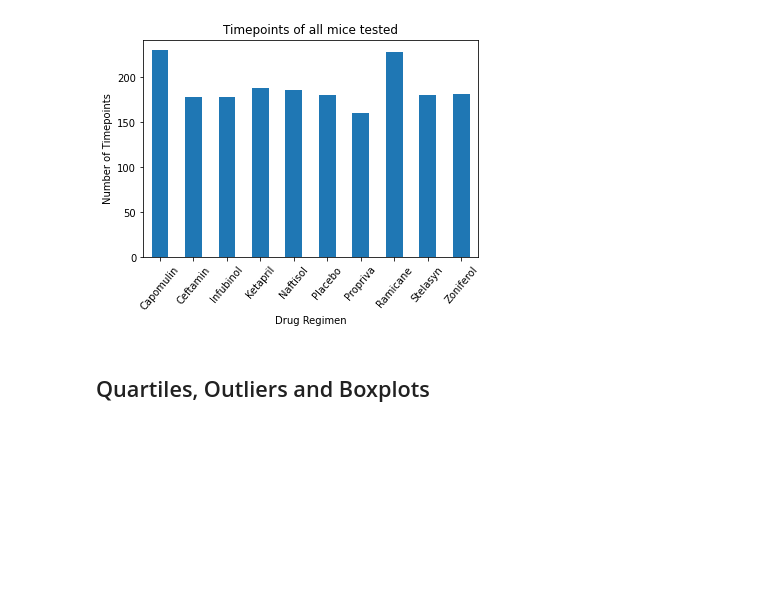
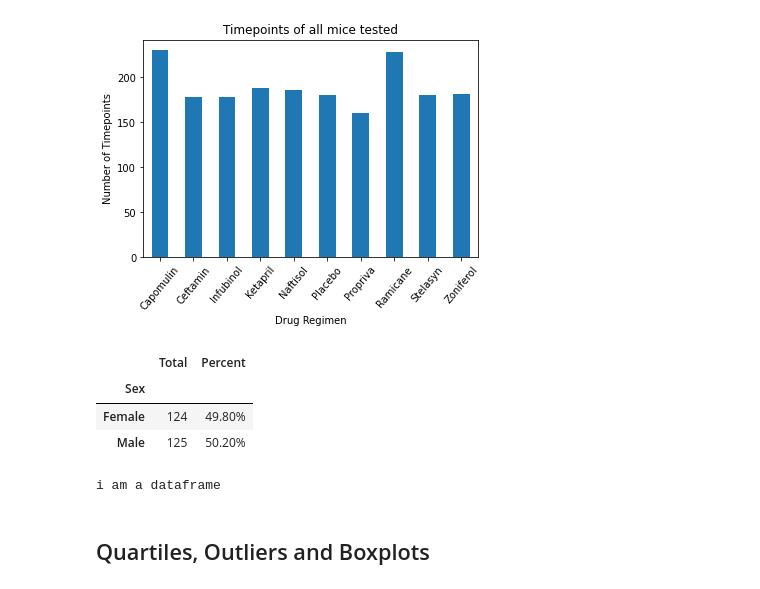
Before and after one commit to wycislo/Pymaceuticals, a Jupyter notebook: PyMaceuticals.ipynb, the cells around one changed output. Saved outputs shown, nothing was run; the diff lists cells and outputs as text; code cells hidden in the pictures; blank space fills up the shorter version.

```diff
--- a/PyMaceuticals.ipynb
+++ b/PyMaceuticals.ipynb
@@ -212,3 +214,45 @@ pass
+# %%
+# Generate a pie plot showing the distribution of female versus male mice using Pandas
+
+gender_df = mouse_data_df.groupby(['Mouse ID','Sex'])
+
+mouse_gender_count_df = pd.DataFrame(gender_df.size())
+
+gender_group_df = mouse_gender_count_df.groupby(["Sex"]).count()
+gender_group_df.columns = ["Total"]
+#percents
+gender_group_df["Percent"]=(gender_group_df["Total"]/gender_group_df["Total"].sum())*100
+gender_group_df["Percent"] = gender_group_df["Percent"].astype(float).map('{:,.2f}%'.format)
+gender_group_df
+
+
+#mouse_gender_count_df.head()
+# %% [output]
+|  | Total | Percent |
+| Sex |  |  |
+| Female | 124 | 49.80% |
+| Male | 125 | 50.20% |
+# %%
+# Generate a pie plot showing the distribution of female versus male mice using pyplot
+
+#drugs = drugs.set_index("Drug Regimen")
+#gender_group_df = gender_group_df.set_index("Sex")
+if isinstance(gender_group_df,pd.DataFrame):
+    print('i am a dataframe')
+else:
+    print('i am NOT a dataframe')
+
+#.plot(kind = "pie", subplots=True)
+
+#drugs.plot(kind="bar", legend = False, rot = 50,ylabel = '# of mice')
+
+#plt.title("Number of mice tested with each drug")
+#plt.show
+
+
+#pass
+# %% [output]
+i am a dataframe
 # %% [markdown]
 ## Quartiles, Outliers and Boxplots
 # %%
```
Also changed, not shown: parts of 3 cells of this notebook.
